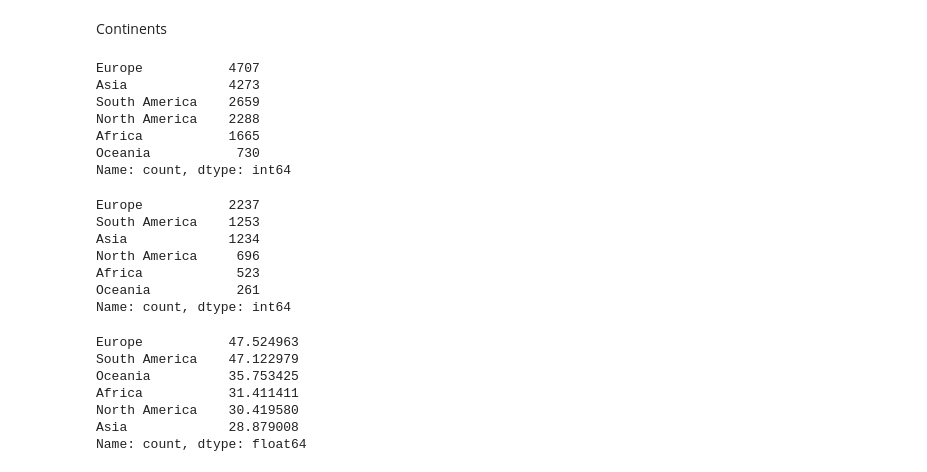
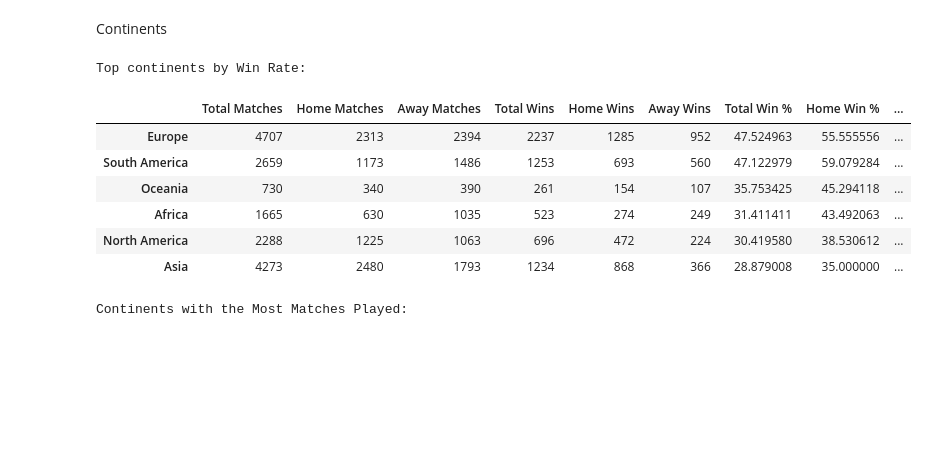
Before and after one commit to NiklasSeitherDHBW/Fussballergebnisse, a Jupyter notebook: Kontinente_Länder_Carlo.ipynb, the cells around one changed output. Cells and saved outputs as stored; diff of their text form; code cells hidden in the pictures; blank space fills up the shorter version.

```diff
--- a/Kontinente_Länder_Carlo.ipynb
+++ b/Kontinente_Länder_Carlo.ipynb
@@ -516,54 +513,56 @@ Countries with Most Total Games:
 # %% [markdown]
 Continents
 # %%
-#count home and away matches for each continent
+
+
+# Count home and away matches for each continent
 total_matches_home = df_results_distinct_continent['home_continent'].value_counts()
 total_matches_away = df_results_distinct_continent['away_continent'].value_counts()
-#count total matches by adding home and away matches for each continent
-total_matches = total_matches_home.add(total_matches_away).sort_values(ascending=False)
 
-# Display the top 10 continents with the most matches
-most_matches = total_matches.head(10)
+# Count total matches by adding home and away matches for each continent
+total_matches = total_matches_home.add(total_matches_away, fill_value=0).sort_values(ascending=False)
 
-display(most_matches)
-
-#count home and away wins for each continent
+# Count home and away wins for each continent
 home_wins = df_results_distinct_continent[df_results_distinct_continent['home_score'] > df_results_distinct_continent['away_score']]['home_continent'].value_counts()
 away_wins = df_results_distinct_continent[df_results_distinct_continent['away_score'] > df_results_distinct_continent['home_score']]['away_continent'].value_counts()
-#count total wins by adding home and away wins for each continent
-total_wins = home_wins.add(away_wins).sort_values(ascending=False)
 
-# Display the top 10 continents with the most wins
-most_wins = total_wins.head(10)
+# Count total wins by adding home and away wins for each continent
+total_wins = home_wins.add(away_wins, fill_value=0).sort_values(ascending=False)
 
-display(most_wins)
+# Calculate win percentages for home, away, and total matches
+home_win_percentages = (home_wins / total_matches_home * 100).sort_values(ascending=False)
+away_win_percentages = (away_wins / total_matches_away * 100).sort_values(ascending=False)
+total_win_percentages = (total_wins / total_matches * 100).sort_values(ascending=False)
 
-# Calculate win percentages for each continent
-win_percentages = (total_wins / (total_matches_home + total_matches_away) * 100).sort_values(ascending=False)
+# Combine the results into a single DataFrame for easier comparison
+results = pd.DataFrame({
+    'Total Matches': total_matches,
+    'Home Matches': total_matches_home,
+    'Away Matches': total_matches_away,
+    'Total Wins': total_wins,
+    'Home Wins': home_wins,
+    'Away Wins': away_wins,
+    'Total Win %': total_win_percentages,
+    'Home Win %': home_win_percentages,
+    'Away Win %': away_win_percentages
+}).fillna(0).sort_values(by='Total Win %', ascending=False)
 
-# Display the top 10 continents with the highest win percentages
-top_continents = win_percentages.head(10)
+# Display the top 10 continents ordered by total win rate
+top_continents_by_win_rate = results.head(10)
+print("Top continents by Win Rate:")
+display(top_continents_by_win_rate)
 
-display(top_continents)
+# Create a DataFrame for countries with the most matches played, ordered descending by total matches
+most_matches_df = results.sort_values(by='Total Matches', ascending=False).reset_index().rename(columns={'index': 'Country'}).head(10)
+print("Continents with the Most Matches Played:")
+display(most_matches_df[['Country', 'Total Matches']])
 # %% [output]
-Europe           4707
-Asia             4273
-South America    2659
-North America    2288
-Africa           1665
-Oceania           730
-Name: count, dtype: int64
+Top continents by Win Rate:
+|  | Total Matches | Home Matches | Away Matches | Total Wins | Home Wins | Away Wins | Total Win % | Home Win % | ... |
+| Europe | 4707 | 2313 | 2394 | 2237 | 1285 | 952 | 47.524963 | 55.555556 | ... |
+| South America | 2659 | 1173 | 1486 | 1253 | 693 | 560 | 47.122979 | 59.079284 | ... |
+| Oceania | 730 | 340 | 390 | 261 | 154 | 107 | 35.753425 | 45.294118 | ... |
+| Africa | 1665 | 630 | 1035 | 523 | 274 | 249 | 31.411411 | 43.492063 | ... |
+| North America | 2288 | 1225 | 1063 | 696 | 472 | 224 | 30.419580 | 38.530612 | ... |
+| Asia | 4273 | 2480 | 1793 | 1234 | 868 | 366 | 28.879008 | 35.000000 | ... |
-Europe           2237
-South America    1253
-Asia             1234
-North America     696
-Africa            523
-Oceania           261
-Name: count, dtype: int64
+Continents with the Most Matches Played:
-Europe           47.524963
-South America    47.122979
-Oceania          35.753425
-Africa           31.411411
-North America    30.419580
-Asia             28.879008
-Name: count, dtype: float64
```
Also changed, not shown: parts of 8 cells of this notebook.
